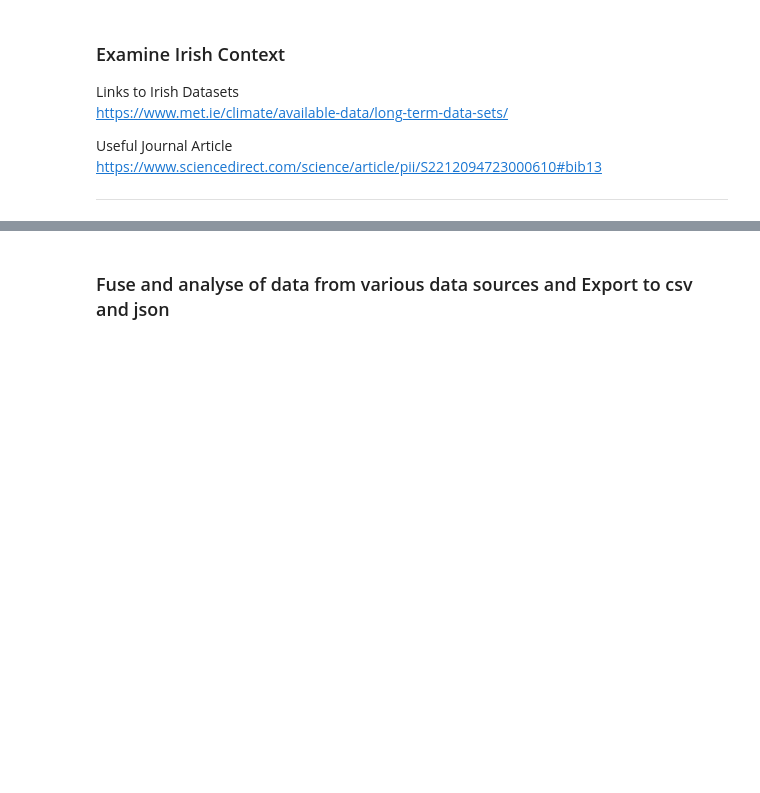
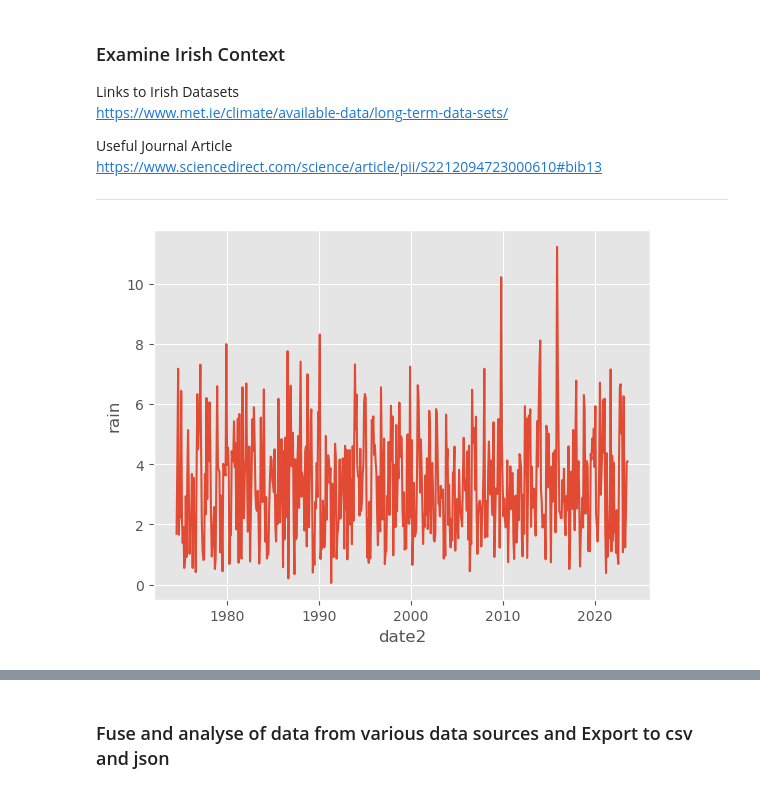
Before and after one commit to PeeBs68/prog_da_project2, a Jupyter notebook: project2.ipynb, the cells around one changed output, grey strips where cells are left out. Drawn from its saved outputs; the diff is of its cells as text; code cells hidden in the pictures; blank space fills up the shorter version.

Commit message:
Added code and graphs for Irish Rainfall and Temperature data

```diff
--- a/project2.ipynb
+++ b/project2.ipynb
@@ -337,3 +337,32 @@ https://www.sciencedirect.com/science/article/pii/S2212094723000610#bib13
 
 
 ---
+# %%
+# Read in data
+
+ir_si_data_col_names = ['date', 'rain', 'maxt', 'mint']
+ir_data_si_df = pd.read_csv("source_data/sherkin_island_1972_2023.csv", skiprows = range(0, 745), sep=',', names=ir_si_data_col_names, usecols=[0,2,4,6])
+
+# Convert date field to datetime
+ir_data_si_df['date'] = pd.to_datetime(ir_data_si_df['date'])
+
+# Convert date field to period in months
+ir_data_si_df['date2'] = ir_data_si_df['date'].dt.to_period('M')
+
+# Get average rainfall by month
+df_mean = ir_data_si_df.groupby(['date2'])[['rain']].mean() # https://stackoverflow.com/questions/74578718/pandas-dataframe-column-name-is-oriented-incorrectly
+df_mean = df_mean.reset_index()
+
+# Changing datetime from period back to Datetime: https://stackoverflow.com/questions/57580072/changing-period-to-datetime
+df_mean['date2'] = df_mean['date2'].astype(str)
+df_mean['date2'] = pd.to_datetime(df_mean['date2'])
+
+# PLotting
+#x =  df_mean['date2']
+#y =  df_mean['rain']
+#plt.plot(x, y)
+df_mean
+
+sns.lineplot(data=df_mean, x='date2', y='rain');
+# %% [output]
+[figure, added]
```
Also changed, not shown: parts of 4 cells of this notebook, 1 other file.
